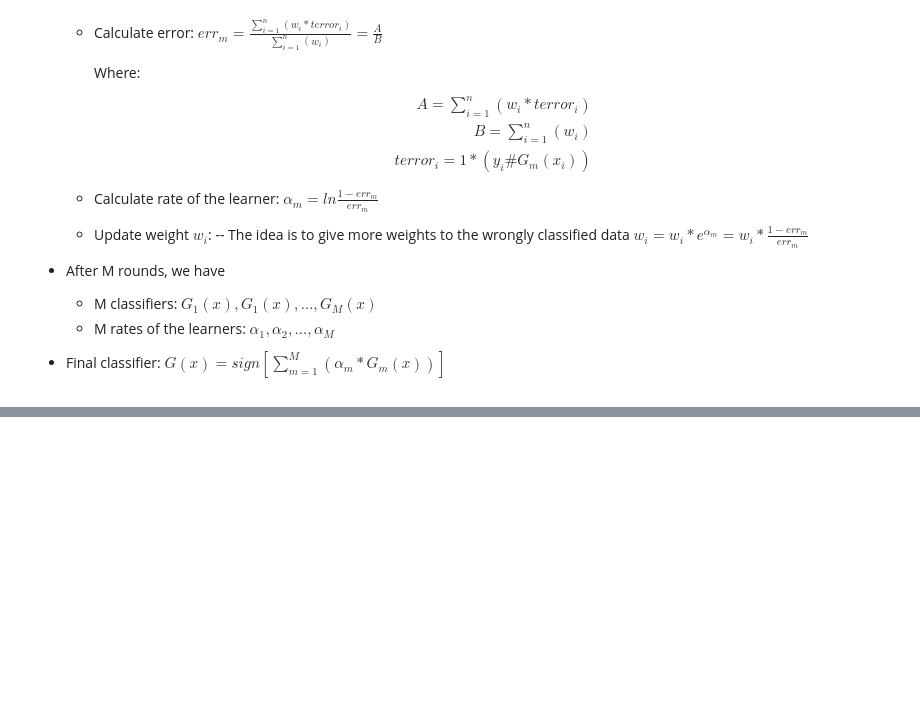
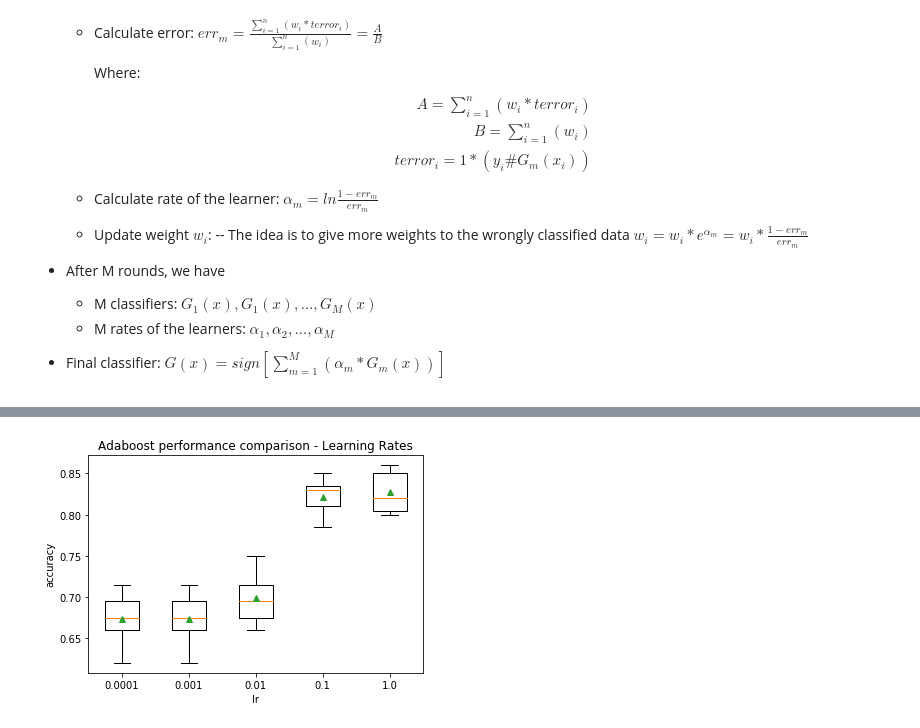
Before and after one commit to massp-vn/massp_2021, a Jupyter notebook: MachineLearning_DataScience/For Mentors/lectures/Nhung's materials/Boosting.ipynb, the cells around one changed output, grey strips where cells are left out. Cells and saved outputs as stored; diff of their text form; code cells hidden in the pictures; blank space fills up the shorter version.

```diff
--- a/MachineLearning_DataScience/For Mentors/lectures/Nhung's materials/Boosting.ipynb
+++ b/MachineLearning_DataScience/For Mentors/lectures/Nhung's materials/Boosting.ipynb
@@ -65,0 +145,17 @@ $w_i = w_i * e^{\alpha_m} = w_i * \frac{1 - err_m}{err_m}$
+# %%
+results = []
+model_names = []
+for lr in [0.0001, 0.001, 0.01, 0.1, 1.0]:
+    model = AdaBoostClassifier(n_estimators=10,
+                              learning_rate=lr)
+    scores = evaluate_model(model, X, y)
+    results.append(scores)
+    model_names.append('{}'.format(lr))
+# %%
+plt.boxplot(results, labels=model_names, showmeans=True)
+plt.title('Adaboost performance comparison - Learning Rates')
+plt.xlabel('lr')
+plt.ylabel('accuracy')
+plt.show()
+# %% [output]
+[figure, added]
```
Also changed, not shown: parts of 15 cells of this notebook.
